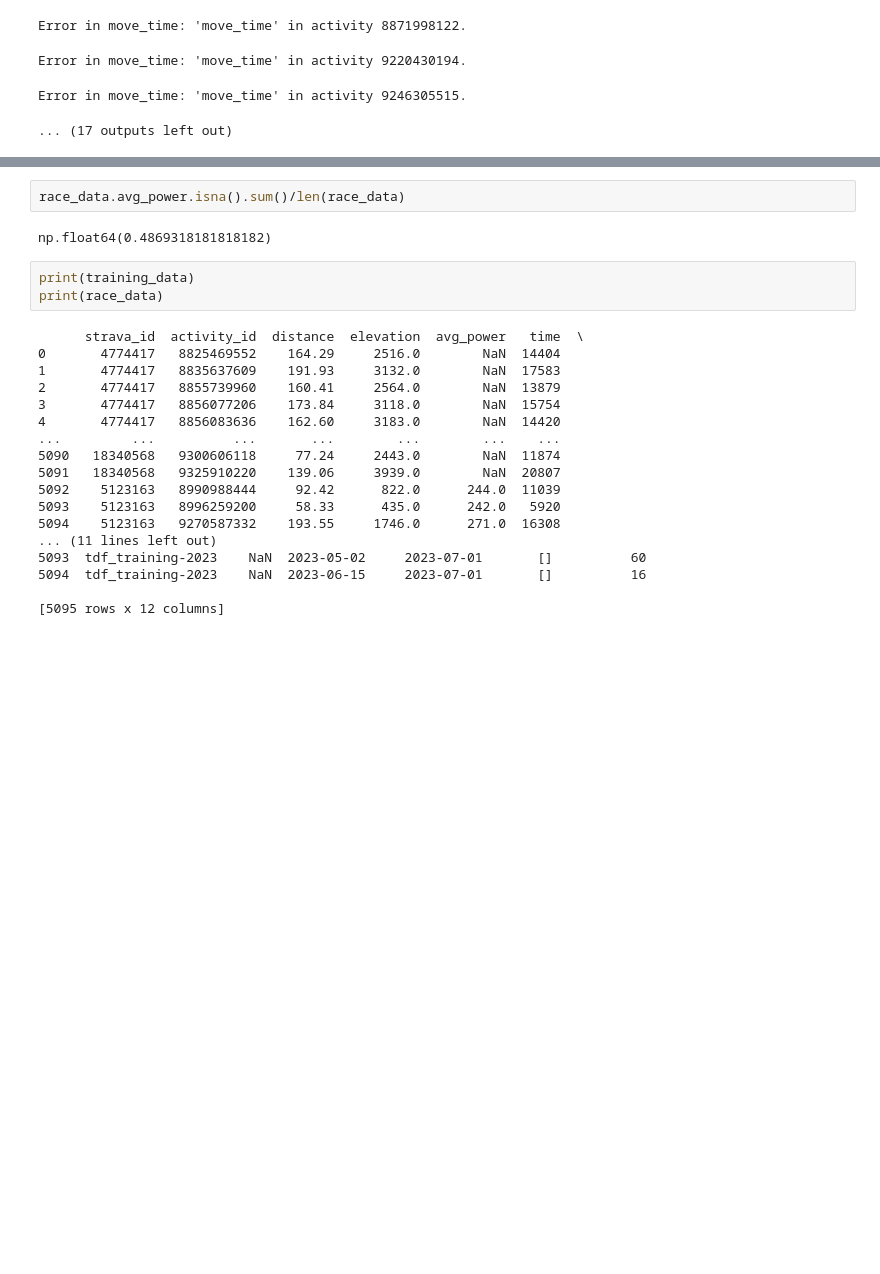
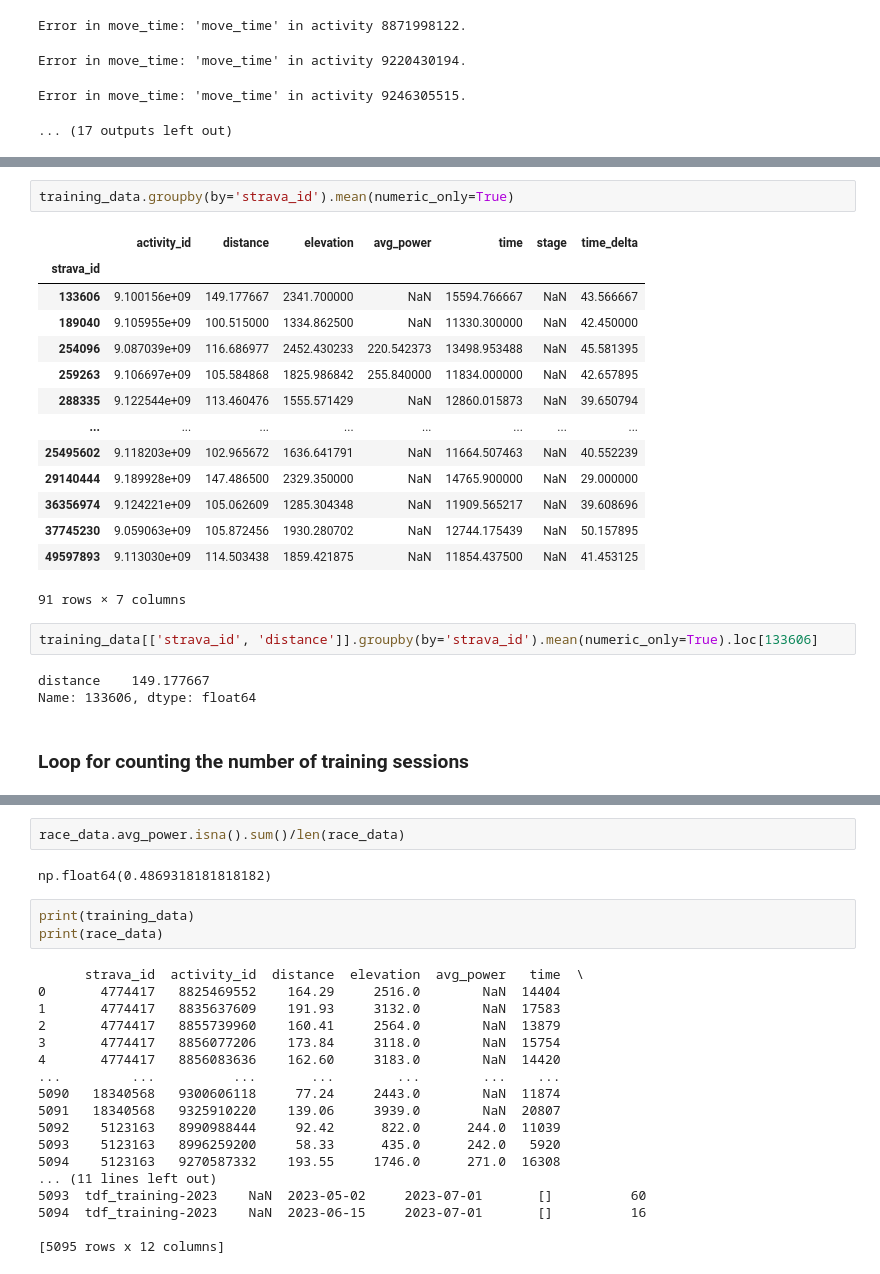
Before and after one commit to heineborell/grand_tours, a Jupyter notebook: neal_notebooks/predict_winner_data_prep.ipynb, the cells around one changed output, grey strips where cells are left out. Saved outputs shown, nothing was run; the diff lists cells and outputs as text; blank space fills up the shorter version.

```diff
--- a/neal_notebooks/predict_winner_data_prep.ipynb
+++ b/neal_notebooks/predict_winner_data_prep.ipynb
@@ -122,0 +126,24 @@ Error in move_time: 'move_time' in activity 11871368494.
+# %%
+training_data.groupby(by='strava_id').mean(numeric_only=True)
+# %% [output]
+|  | activity_id | distance | elevation | avg_power | time | stage | time_delta |
+| strava_id |  |  |  |  |  |  |  |
+| 133606 | 9.100156e+09 | 149.177667 | 2341.700000 | NaN | 15594.766667 | NaN | 43.566667 |
+| 189040 | 9.105955e+09 | 100.515000 | 1334.862500 | NaN | 11330.300000 | NaN | 42.450000 |
+| 254096 | 9.087039e+09 | 116.686977 | 2452.430233 | 220.542373 | 13498.953488 | NaN | 45.581395 |
+| 259263 | 9.106697e+09 | 105.584868 | 1825.986842 | 255.840000 | 11834.000000 | NaN | 42.657895 |
+| 288335 | 9.122544e+09 | 113.460476 | 1555.571429 | NaN | 12860.015873 | NaN | 39.650794 |
+| ... | ... | ... | ... | ... | ... | ... | ... |
+| 25495602 | 9.118203e+09 | 102.965672 | 1636.641791 | NaN | 11664.507463 | NaN | 40.552239 |
+| 29140444 | 9.189928e+09 | 147.486500 | 2329.350000 | NaN | 14765.900000 | NaN | 29.000000 |
+| 36356974 | 9.124221e+09 | 105.062609 | 1285.304348 | NaN | 11909.565217 | NaN | 39.608696 |
+| 37745230 | 9.059063e+09 | 105.872456 | 1930.280702 | NaN | 12744.175439 | NaN | 50.157895 |
+| 49597893 | 9.113030e+09 | 114.503438 | 1859.421875 | NaN | 11854.437500 | NaN | 41.453125 |
+91 rows × 7 columns
+# %%
+training_data[['strava_id', 'distance']].groupby(by='strava_id').mean(numeric_only=True).loc[133606]
+# %% [output]
+distance    149.177667
+Name: 133606, dtype: float64
+# %% [markdown]
+### Loop for counting the number of training sessions
```
Also changed, not shown: parts of 22 cells of this notebook.
